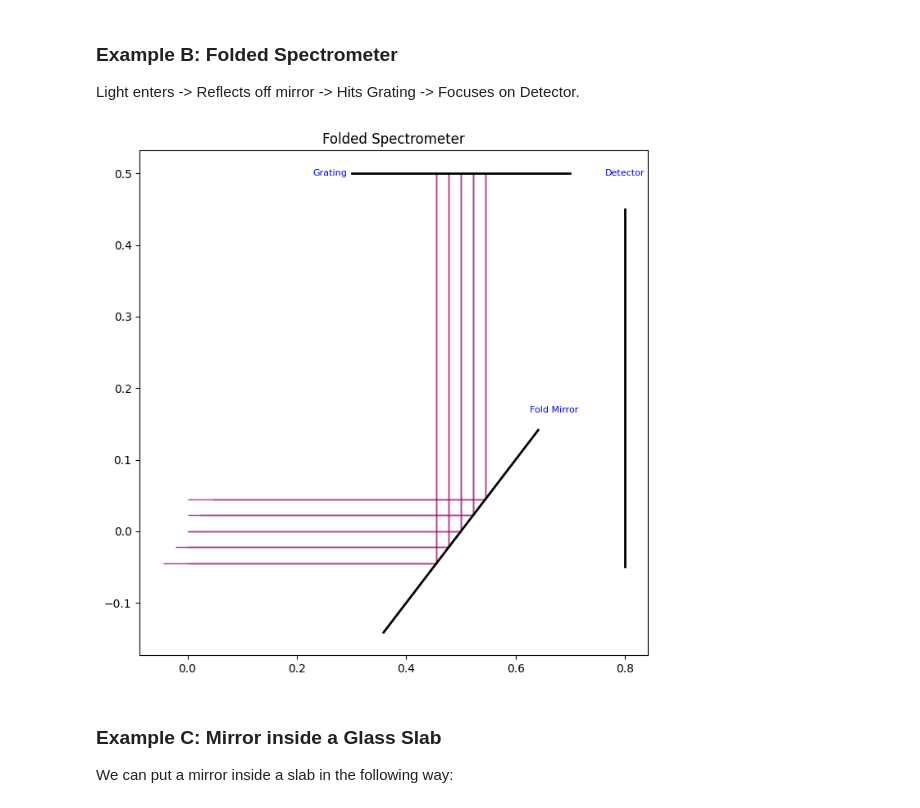
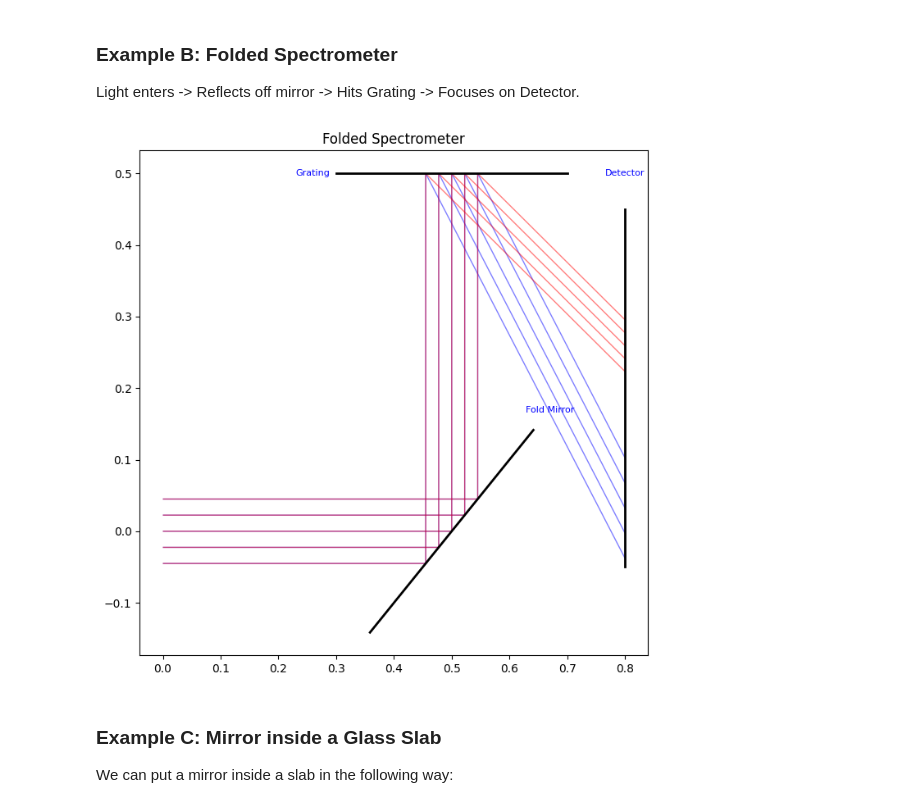
Before and after one commit to Adityavardhan-Srivastava/cuda_optics, a Jupyter notebook: examples/cuda_optics_documentation.ipynb, the cells around one changed output. Drawn from its saved outputs; the diff is of its cells as text; code cells hidden in the pictures.

```diff
--- a/examples/cuda_optics_documentation.ipynb
+++ b/examples/cuda_optics_documentation.ipynb
@@ -246,7 +247,7 @@ para = co.ParabolicMirror(
 
 sphere = co.SphericalMirror(
     name="Spherical",
-    centre=[0.8, -0.2],
+    center=[0.8, -0.2],
     normal=[-1, 0],
     aperture=0.4,
     radius=0.4
@@ -388,18 +389,18 @@ plt.show()
 Light enters -> Reflects off mirror -> Hits Grating -> Focuses on Detector.
 # %%
 mirror = co.FlatMirror("Fold Mirror", [0.5, 0.0], [-1, 1], 0.4) # 45 deg angle
-grating = co.ReflectiveGrating("Grating", [0.5, 0.5], [0, -1], 0.4, 600, 1)
+grating = co.ReflectiveGrating("Grating", [0.5, 0.5], [0, -1], 0.4, 600, 2)
 screen = co.Screen("Detector", [0.8, 0.2], [-1, 0], 0.5)
 
 rays = co.generate_parallel_beam([(450, 'blue'), (650, 'red')], [0.0, 0.0], [0.5, 0.0], 0.1, 5)
 co.run_simulation(rays, [mirror, grating, screen], bounces=5, use_gpu=False)
 
 fig, ax = plt.subplots(figsize=(8, 8))
 co.plot_system(rays, [mirror, grating, screen], ax)
 plt.title("Folded Spectrometer")
 plt.show()
 # %% [output]
-[figure, old version]
+[figure, new version]
 # %% [markdown]
 ### Example C: Mirror inside a Glass Slab
 
```
Also changed, not shown: parts of 3 cells of this notebook.
